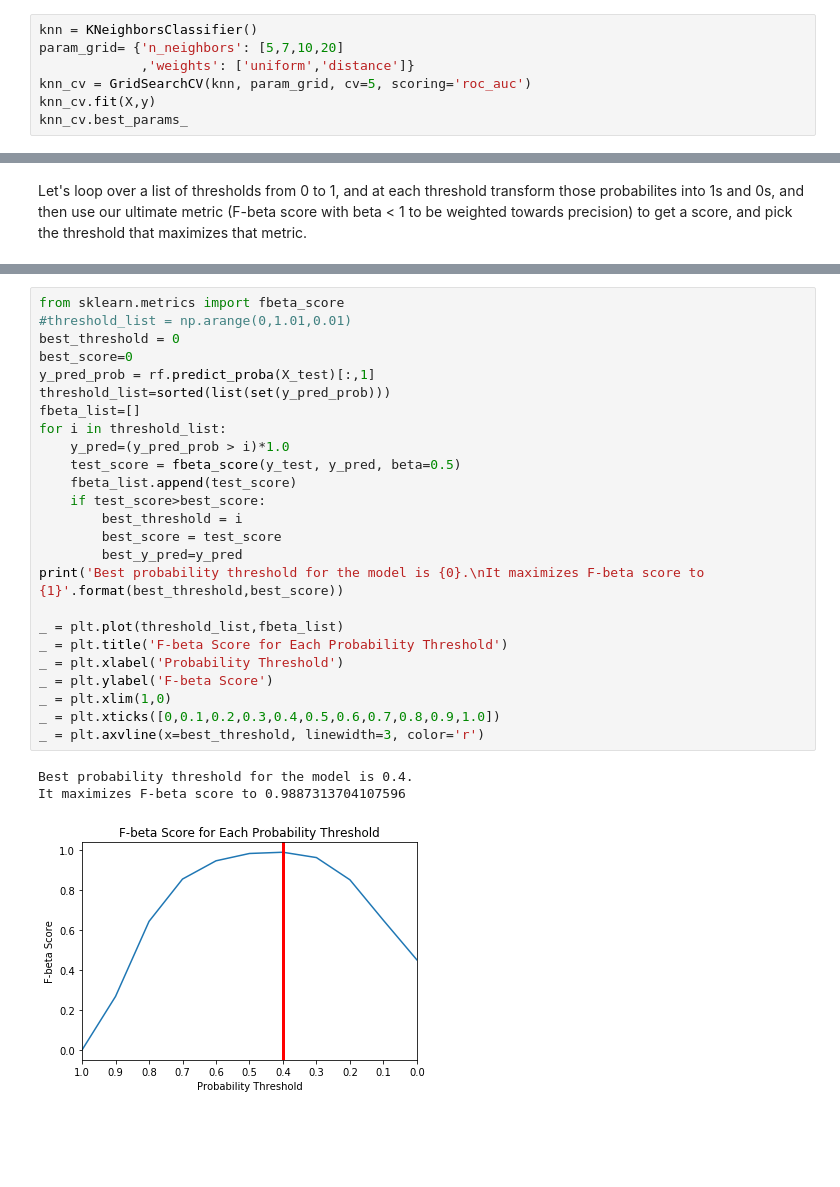
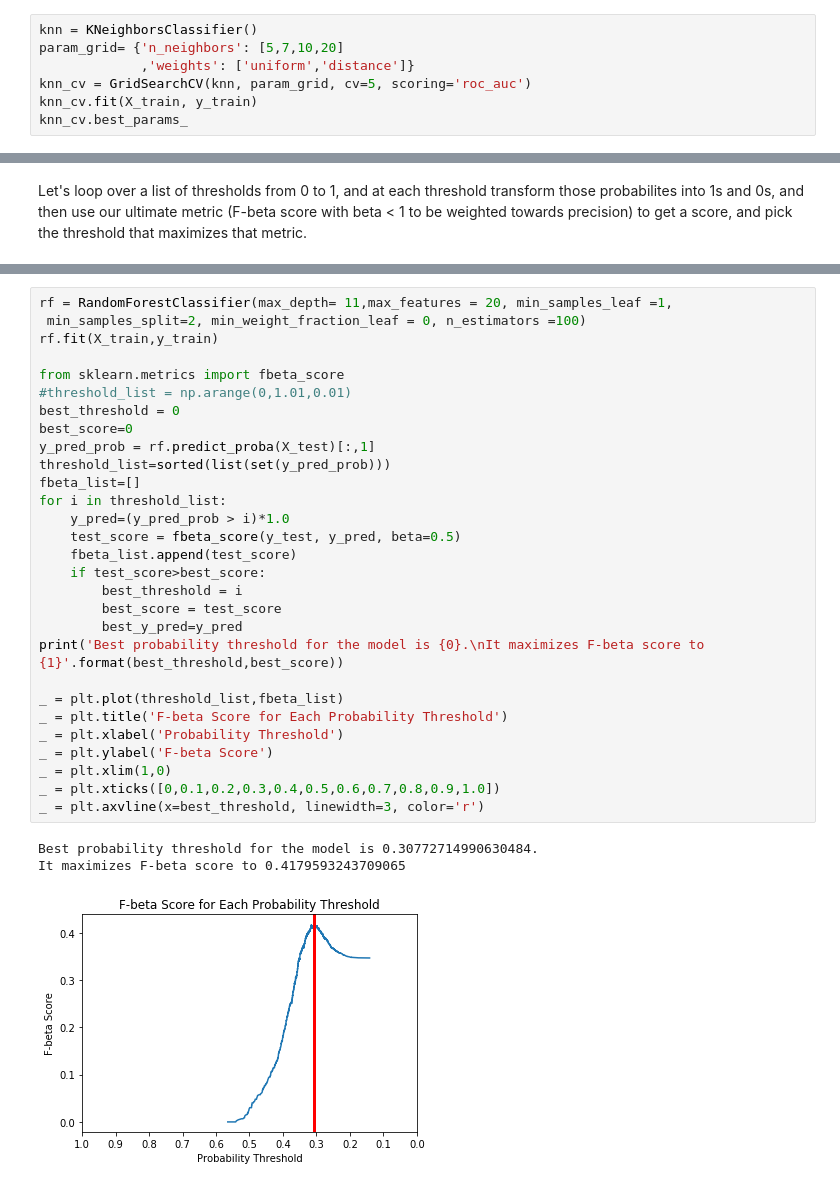
Before and after one commit to a-kantur/Springboard, a Jupyter notebook: Capstone Project 1/In-Depth Analysis.ipynb, the cells around one changed output, grey strips where cells are left out. Drawn from its saved outputs; the diff is of its cells as text; blank space fills up the shorter version.

```diff
--- a/Capstone Project 1/In-Depth Analysis.ipynb
+++ b/Capstone Project 1/In-Depth Analysis.ipynb
@@ -244,7 +280,7 @@ knn = KNeighborsClassifier()
 param_grid= {'n_neighbors': [5,7,10,20]
              ,'weights': ['uniform','distance']}
 knn_cv = GridSearchCV(knn, param_grid, cv=5, scoring='roc_auc')
-knn_cv.fit(X,y)
+knn_cv.fit(X_train, y_train)
 knn_cv.best_params_
 # %% [output]
 {'n_neighbors': 20, 'weights': 'distance'}
@@ -288,30 +324,34 @@ array([[0.8, 0.2],
 # %%
+rf = RandomForestClassifier(max_depth= 11,max_features = 20, min_samples_leaf =1,
+ min_samples_split=2, min_weight_fraction_leaf = 0, n_estimators =100)
+rf.fit(X_train,y_train)
+
 from sklearn.metrics import fbeta_score
 #threshold_list = np.arange(0,1.01,0.01)
 best_threshold = 0
 best_score=0
 y_pred_prob = rf.predict_proba(X_test)[:,1]
 threshold_list=sorted(list(set(y_pred_prob)))
 fbeta_list=[]
 for i in threshold_list:
     y_pred=(y_pred_prob > i)*1.0
     test_score = fbeta_score(y_test, y_pred, beta=0.5)
     fbeta_list.append(test_score)
     if test_score>best_score:
         best_threshold = i
         best_score = test_score
         best_y_pred=y_pred
 print('Best probability threshold for the model is {0}.\nIt maximizes F-beta score to {1}'.format(best_threshold,best_score))
 
 _ = plt.plot(threshold_list,fbeta_list)
 _ = plt.title('F-beta Score for Each Probability Threshold')
 _ = plt.xlabel('Probability Threshold')
 _ = plt.ylabel('F-beta Score')
 _ = plt.xlim(1,0)
 _ = plt.xticks([0,0.1,0.2,0.3,0.4,0.5,0.6,0.7,0.8,0.9,1.0])
 _ = plt.axvline(x=best_threshold, linewidth=3, color='r')
 # %% [output]
-Best probability threshold for the model is 0.4.
-It maximizes F-beta score to 0.9887313704107596
+Best probability threshold for the model is 0.30772714990630484.
+It maximizes F-beta score to 0.4179593243709065
-[figure, old version]
+[figure, new version]
 # %% [markdown]
```
Also changed, not shown: parts of 17 cells of this notebook, 1 other file.
